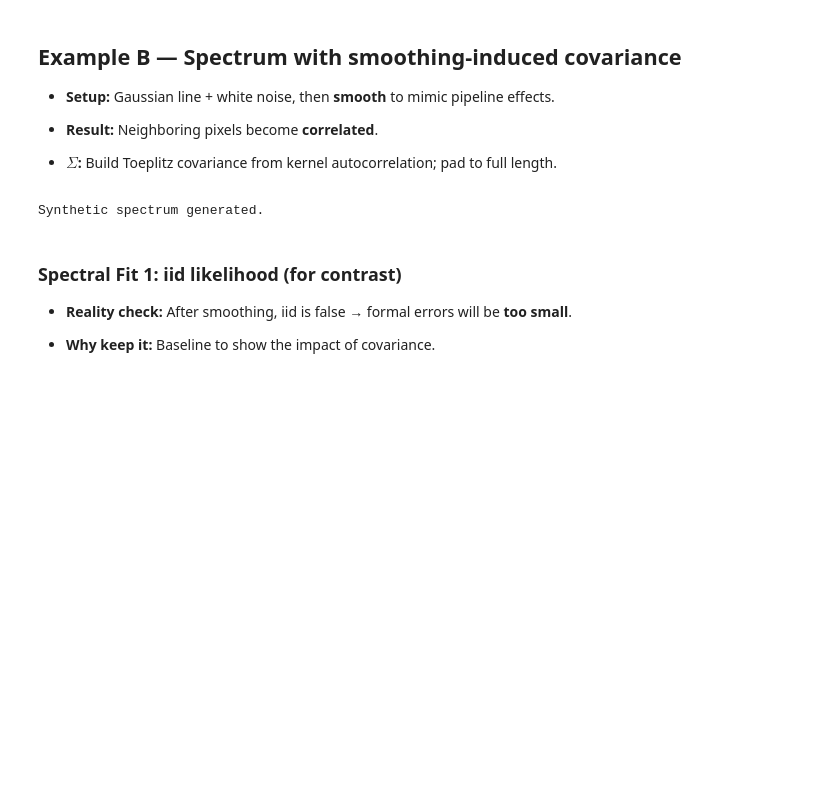
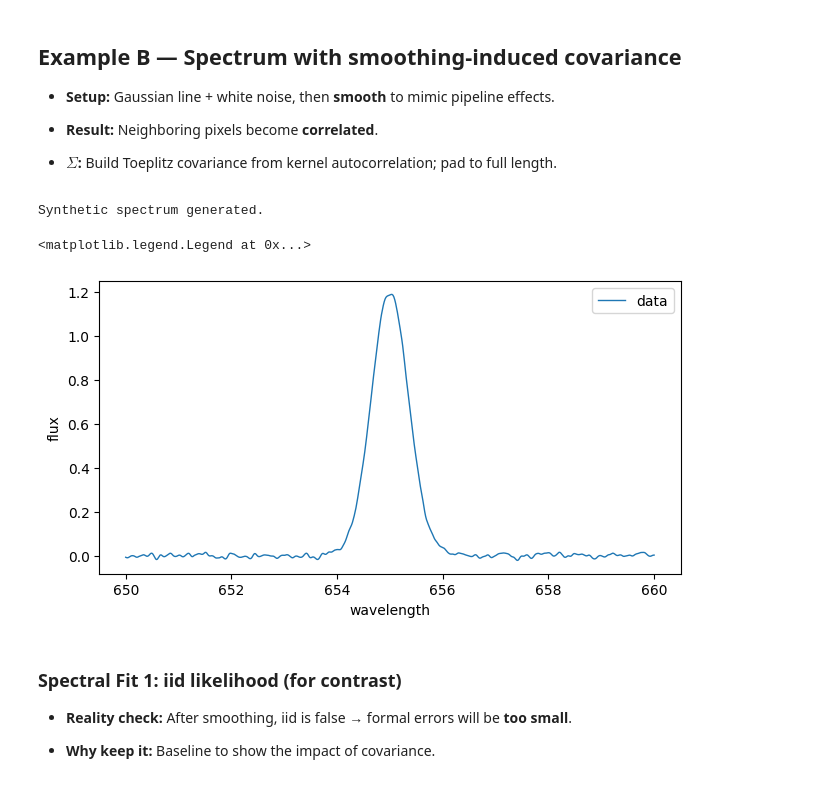
Before and after one commit to dawg-at-irya/inference-with-correlated-uncertainties, a Jupyter notebook: Inference_with_correlated_uncertainties.ipynb, the cells around one changed output. Cells and saved outputs as stored; diff of their text form; code cells hidden in the pictures; blank space fills up the shorter version.

```diff
--- a/Inference_with_correlated_uncertainties.ipynb
+++ b/Inference_with_correlated_uncertainties.ipynb
@@ -507,22 +512,28 @@ Resampling and smoothing introduce pixel-to-pixel covariance. We derive a Toepli
 # %%
 # Synthetic spectrum with smoothing-induced covariance
 wl = np.linspace(650.0, 660.0, 600)
 n_spec = wl.size
 
 amp_true = 1.2; mu_true = 655.0; sig_true = 0.35; cont_true = 0.0
 def gauss(x, amp, mu, sig, cont):
     return cont + amp * np.exp(-0.5*((x-mu)/sig)**2)
 
 flux_ideal = gauss(wl, amp_true, mu_true, sig_true, cont_true)
 sigma_w_spec = 0.02
 raw_noise = np.random.normal(0.0, sigma_w_spec, size=n_spec)
 kernel = np.exp(-0.5*((np.arange(-5, 6))/2.0)**2)  # 11-pixel Gaussian kernel
 noise_corr = fftconvolve(raw_noise, kernel/kernel.sum(), mode='same')
 flux = flux_ideal + noise_corr
 Sigma_spec = Sigma_from_smoothing(n_spec, sigma_w_spec, kernel)
 print('Synthetic spectrum generated.')
+
+fig, ax = plt.subplots()
+ax.plot(wl, flux, lw=1, label='data')
+ax.set_xlabel('wavelength'); ax.set_ylabel('flux'); ax.legend()
 # %% [output]
 Synthetic spectrum generated.
+<matplotlib.legend.Legend at 0x...>
+[figure, added]
 # %% [markdown]
 ### Spectral Fit 1: iid likelihood (for contrast)
 
```
Also changed, not shown: parts of 7 cells of this notebook.
